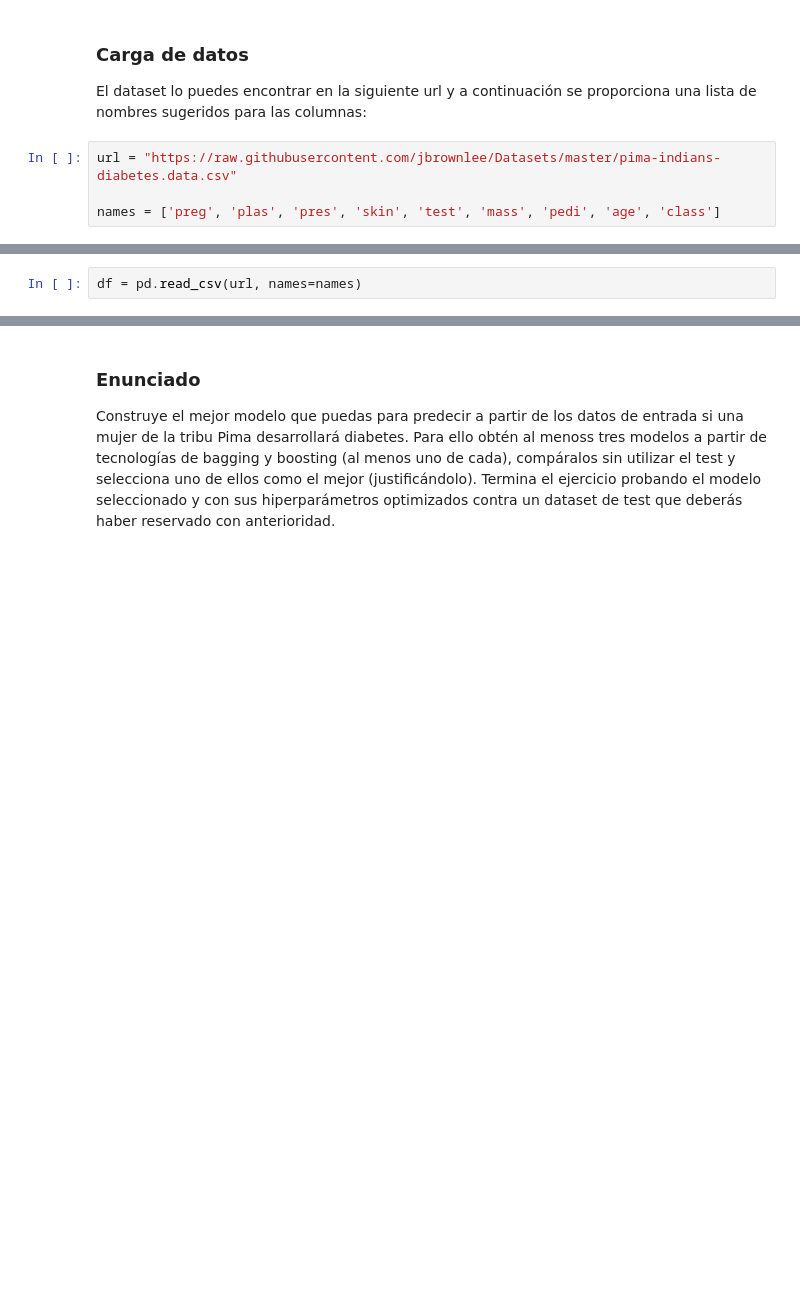
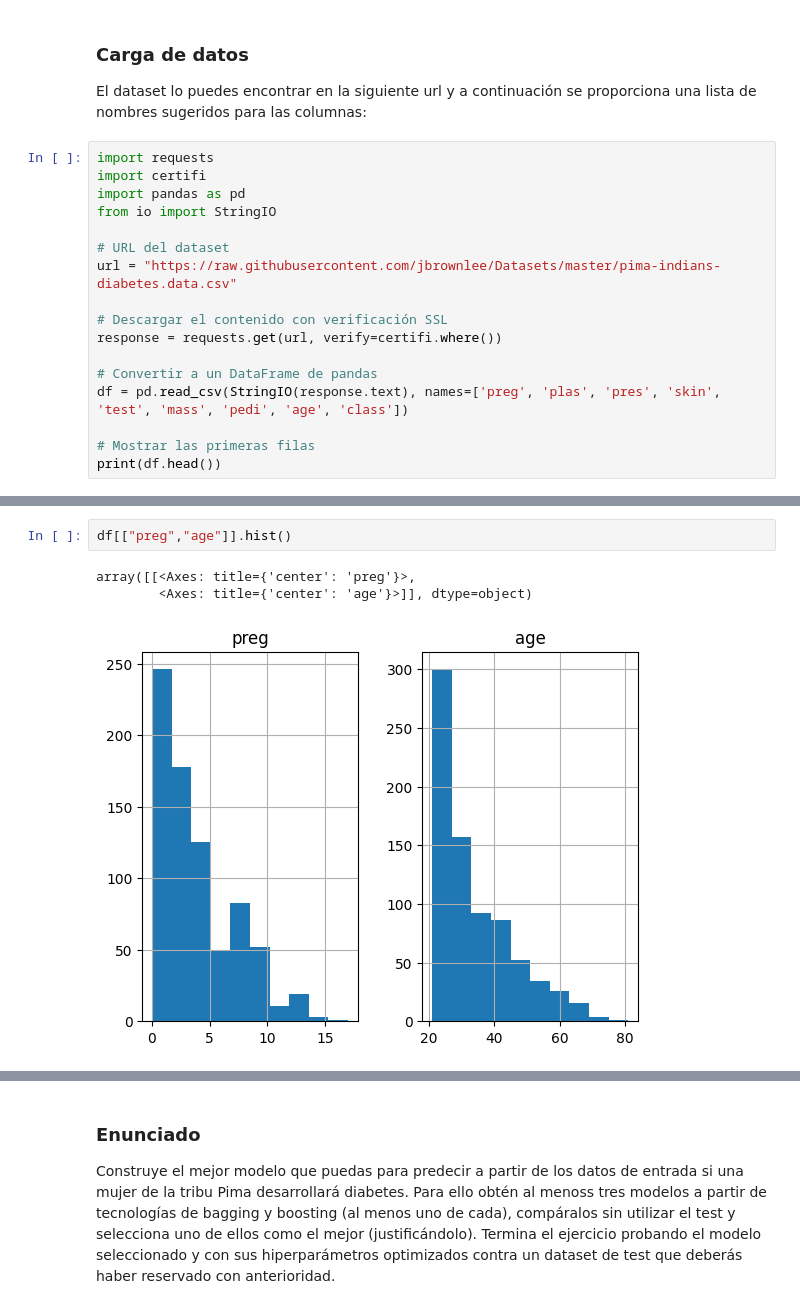
Before and after one commit to Fredmulato93/ONLINE_DS_THEBRIDGE_FRED_MULATO_93, a Jupyter notebook: 04_Machine_Learning/Sprint_11/Unidad_02/Practica_Obligatoria/18_Practica_Obligatoria_Ensamblado_de_modelos.ipynb, the cells around one changed output, grey strips where cells are left out. Cells and saved outputs as stored; diff of their text form; blank space fills up the shorter version.

```diff
--- a/04_Machine_Learning/Sprint_11/Unidad_02/Practica_Obligatoria/18_Practica_Obligatoria_Ensamblado_de_modelos.ipynb
+++ b/04_Machine_Learning/Sprint_11/Unidad_02/Practica_Obligatoria/18_Practica_Obligatoria_Ensamblado_de_modelos.ipynb
@@ -44,6 +47,19 @@ Las variables incluidas en el dataset son:
 
 El dataset lo puedes encontrar en la siguiente url y a continuación se proporciona una lista de nombres sugeridos para las columnas:
 # %%
+import requests
+import certifi
+import pandas as pd
+from io import StringIO
+
+# URL del dataset
 url = "https://raw.githubusercontent.com/jbrownlee/Datasets/master/pima-indians-diabetes.data.csv"
 
-names = ['preg', 'plas', 'pres', 'skin', 'test', 'mass', 'pedi', 'age', 'class']
+# Descargar el contenido con verificación SSL
+response = requests.get(url, verify=certifi.where())
+
+# Convertir a un DataFrame de pandas
+df = pd.read_csv(StringIO(response.text), names=['preg', 'plas', 'pres', 'skin', 'test', 'mass', 'pedi', 'age', 'class'])
+
+# Mostrar las primeras filas
+print(df.head())
@@ -50,2 +72,0 @@ names = ['preg', 'plas', 'pres', 'skin', 'test', 'mass', 'pedi', 'age', 'class']
-# %%
-df = pd.read_csv(url, names=names)
@@ -59,0 +94,6 @@ NameError: name 'df' is not defined
+# %%
+df[["preg","age"]].hist()
+# %% [output]
+array([[<Axes: title={'center': 'preg'}>,
+        <Axes: title={'center': 'age'}>]], dtype=object)
+[figure, added]
```
Also changed, not shown: parts of 22 cells of this notebook, 6 other files.
